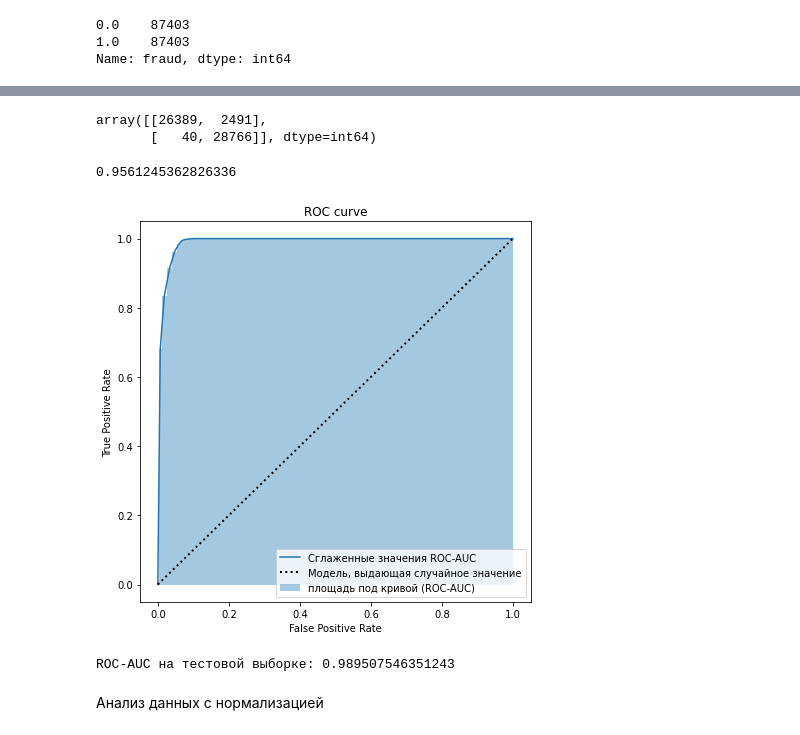
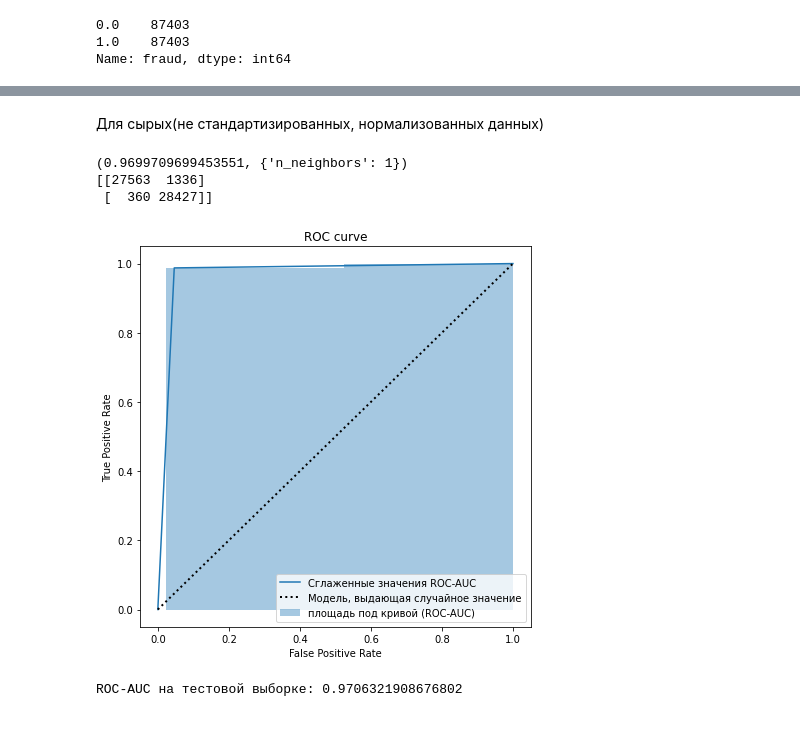
Before and after one commit to roflinyo/KFU-2k2s-Analys-dannie-project, a Jupyter notebook: k-means.ipynb, the cells around one changed output, grey strips where cells are left out. Cells and saved outputs as stored; diff of their text form; code cells hidden in the pictures.

```diff
--- a/k-means.ipynb
+++ b/k-means.ipynb
@@ -73,5 +74,0 @@ x_train_n, x_test_n, y_train_n, y_test_n = train_test_split(normaliezed_data, la
-# %%
-x_train = x_train.to_numpy()
-x_test = x_test.to_numpy()
-y_train = y_train.to_numpy()
-y_test = y_test.to_numpy()
@@ -110,13 +74,0 @@ print(k)
-# %%
-model = KNeighborsClassifier(n_neighbors=19)
-model.fit(x_train, y_train)
-predictions = model.predict(x_test)
-# %%
-confusion_matrix(y_test, predictions)
-# %% [output]
-array([[26389,  2491],
-       [   40, 28766]], dtype=int64)
-# %%
-accuracy_score(y_test, predictions)
-# %% [output]
-0.9561245362826336
@@ -128,18 +75,54 @@ false_positive_rates, true_positive_rates, threshold = roc_curve(y_test, test_pr
+# %% [markdown]
+Для сырых(не стандартизированных, нормализованных данных)
 # %%
+def gridSearch(X,y):
+
+    param_dict = {
+    'n_neighbors': np.arange(1,3,1),
+    }
+    model = KNeighborsClassifier()
+    gv = GridSearchCV(model,param_grid=param_dict)
+    gv.fit(X,y)
+    return gv.best_score_,gv.best_params_
+
+
+
+params = gridSearch(x_train, y_train)
+print(params)
+
+model = KNeighborsClassifier(n_neighbors=params[1]['n_neighbors'])
+model.fit(x_train, y_train)
+predictions = model.predict(x_test)
+
+print("Accuracy : ",accuracy_score(y_test,predictions)*100)
+print(confusion_matrix(y_test, predictions))
+
+test_probabilities = model.predict_proba(x_test)
+test_probabilities = test_probabilities[:, 1]
+false_positive_rates, true_positive_rates, threshold = roc_curve(y_test, test_probabilities)
+
 plt.figure(figsize=(7, 7))
 
 # рисуем кривую
 plt.plot(false_positive_rates, true_positive_rates, label='Сглаженные значения ROC-AUC')
 
 # кривая, соответствующая случайному угадыванию
 plt.plot([0, 1], [0, 1], color='k', lw=2, linestyle=':', label='Модель, выдающая случайное значение')
 
 plt.title('ROC curve')
 plt.xlabel('False Positive Rate')
 plt.ylabel('True Positive Rate')
 
 plt.fill_between(false_positive_rates, true_positive_rates, step="mid", alpha=0.4, label='площадь под кривой (ROC-AUC)')
 plt.legend()
 plt.show()
+
+roc_auc_value = roc_auc_score(y_test, test_probabilities)
+
+print("ROC-AUC на тестовой выборке:", roc_auc_value)
 # %% [output]
+(0.9699709699453551, {'n_neighbors': 1})
+[[27563  1336]
+ [  360 28427]]
-[figure, old version]
+[figure, new version]
+ROC-AUC на тестовой выборке: 0.9706321908676802
@@ -148,8 +128,0 @@ from sklearn.metrics import roc_auc_score
-# %%
-roc_auc_value = roc_auc_score(y_test, test_probabilities)
-
-print("ROC-AUC на тестовой выборке:", roc_auc_value)
-# %% [output]
-ROC-AUC на тестовой выборке: 0.989507546351243
-# %% [markdown]
-Анализ данных с нормализацией
```
Also changed, not shown: parts of 27 cells of this notebook, 2 other files.
